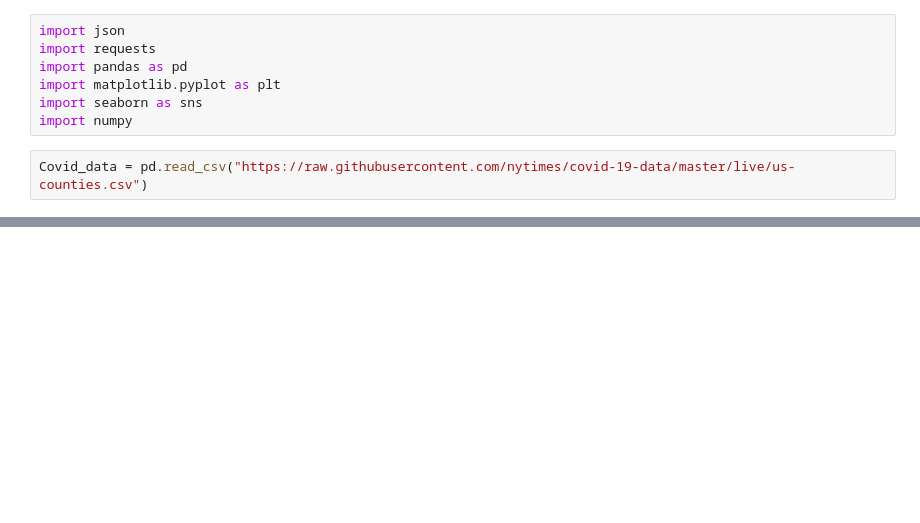
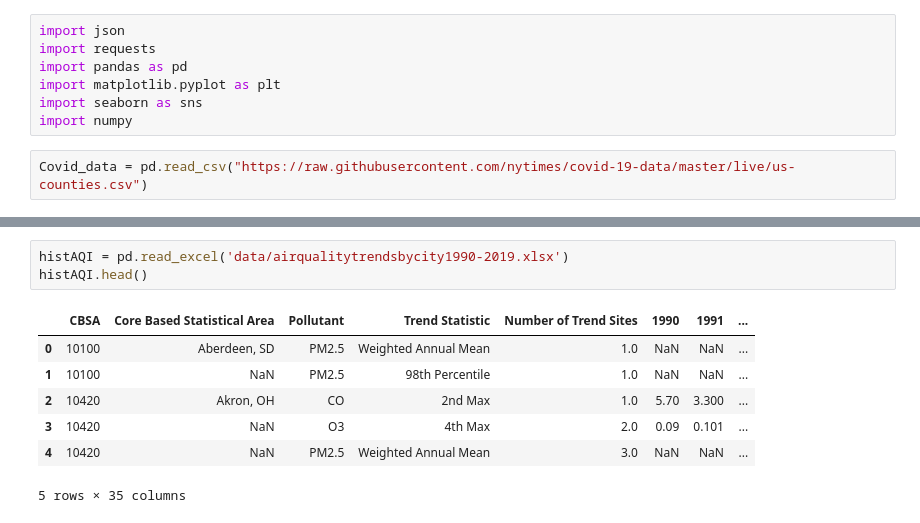
Before and after one commit to dcrago/Team50_Project, a Jupyter notebook: Team_50_Project.ipynb, the cells around one changed output, grey strips where cells are left out. Saved outputs shown, nothing was run; the diff lists cells and outputs as text; blank space fills up the shorter version.

```diff
--- a/Team_50_Project.ipynb
+++ b/Team_50_Project.ipynb
@@ -52,0 +82,11 @@ NameError: name 'pd' is not defined
+# %%
+histAQI = pd.read_excel('data/airqualitytrendsbycity1990-2019.xlsx')
+histAQI.head()
+# %% [output]
+|  | CBSA | Core Based Statistical Area | Pollutant | Trend Statistic | Number of Trend Sites | 1990 | 1991 | ... |
+| 0 | 10100 | Aberdeen, SD | PM2.5 | Weighted Annual Mean | 1.0 | NaN | NaN | ... |
+| 1 | 10100 | NaN | PM2.5 | 98th Percentile | 1.0 | NaN | NaN | ... |
+| 2 | 10420 | Akron, OH | CO | 2nd Max | 1.0 | 5.70 | 3.300 | ... |
+| 3 | 10420 | NaN | O3 | 4th Max | 2.0 | 0.09 | 0.101 | ... |
+| 4 | 10420 | NaN | PM2.5 | Weighted Annual Mean | 3.0 | NaN | NaN | ... |
+5 rows × 35 columns
```
Also changed, not shown: parts of 9 cells of this notebook.
